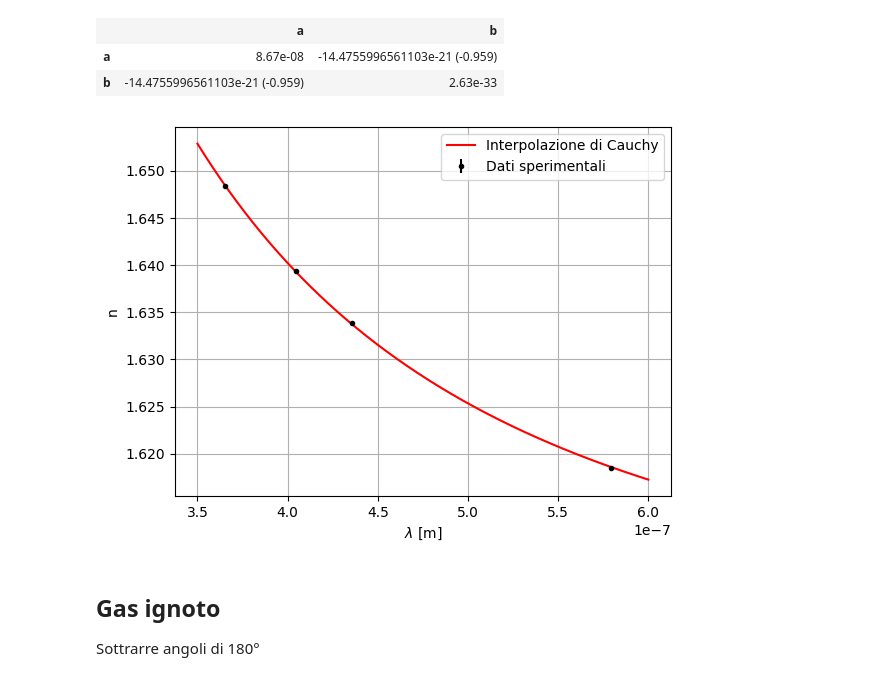
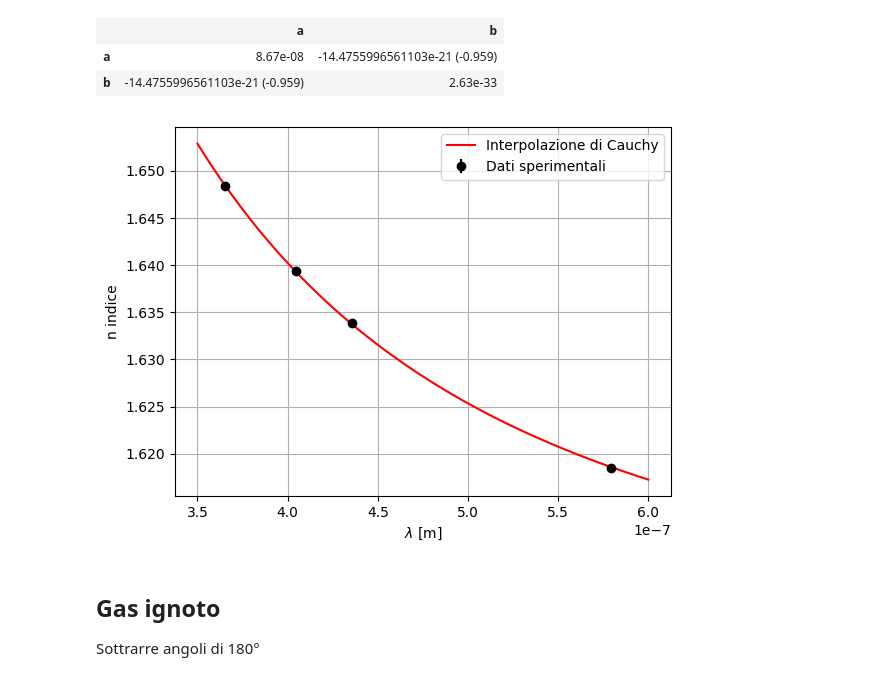
Before and after one commit to Pavar0tty/Laboratorio_2, a Jupyter notebook: Spettrometro/Analisi.ipynb, the cells around one changed output. Saved outputs shown, nothing was run; the diff lists cells and outputs as text; code cells hidden in the pictures.

```diff
--- a/Spettrometro/Analisi.ipynb
+++ b/Spettrometro/Analisi.ipynb
@@ -118,17 +118,17 @@ cov1 = other1[-1][0][1] # covarianza tra a e b
 # %%
 #Plot del grafico da inserire nella relazione
 
 x = np.linspace(0.35e-6, 0.6e-6, 1000)
 
-plt.errorbar(lambda_note, n_prisma, yerr = n_prisma_err, fmt = ".", color = "black", label = "Dati sperimentali")
+plt.errorbar(lambda_note, n_prisma, yerr = n_prisma_err, fmt = "o", color = "black", label = "Dati sperimentali")
 plt.plot(x, Cauchy(x, *vals1), color = "red", label = "Interpolazione di Cauchy")
 plt.xlabel("$\lambda$ [m]")
-plt.ylabel("n")
+plt.ylabel("n indice")
 plt.legend()
 plt.grid()
 plt.show()
 # %% [output]
-[figure, old version]
+[figure, new version]
 # %% [markdown]
 ## Gas ignoto
 Sottrarre angoli di 180°
```
Also changed, not shown: parts of 1 cell of this notebook, 2 other files.
